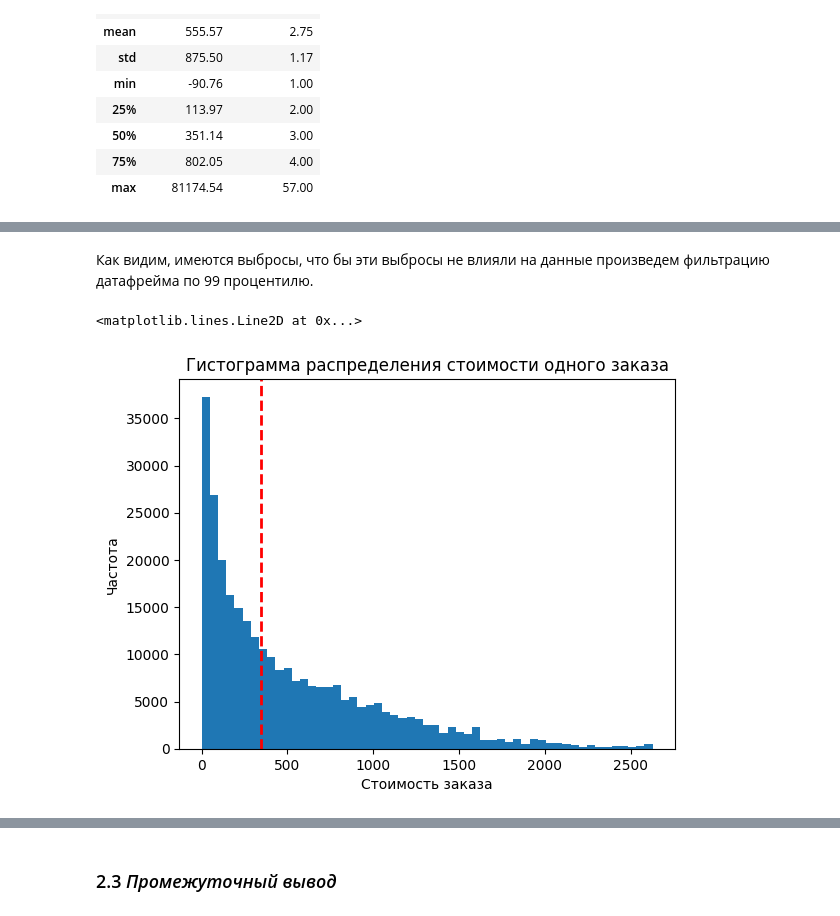
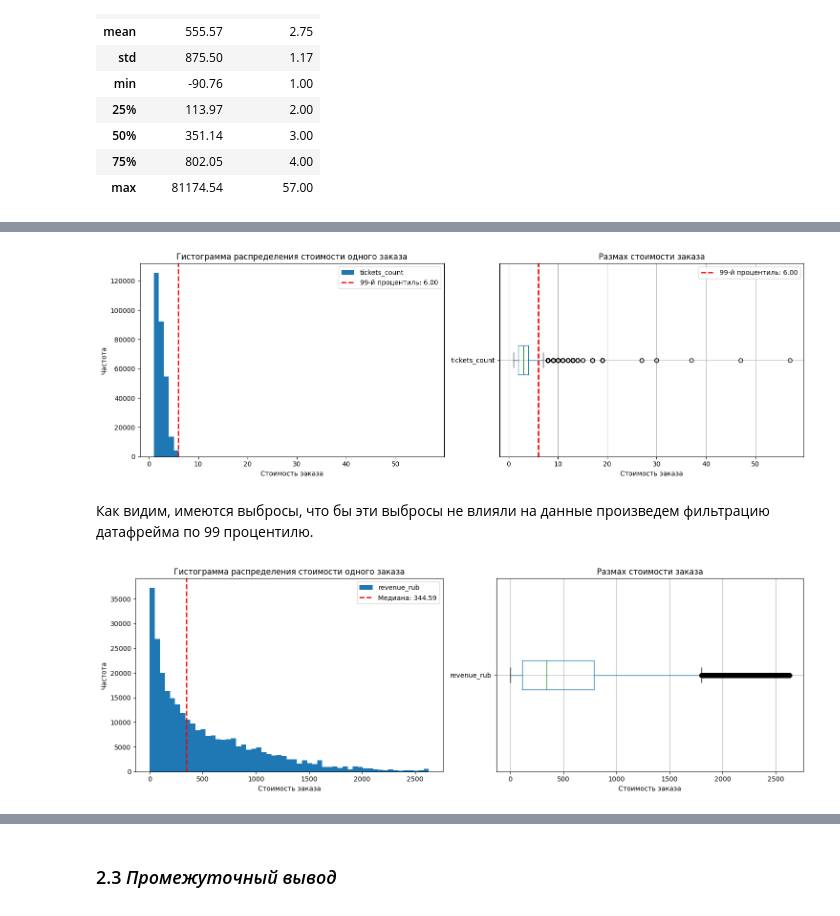
Before and after one commit to MEYakunin/Sprint9_Yandex_Afisha, a Jupyter notebook: Project.ipynb, the cells around one changed output, grey strips where cells are left out. Saved outputs shown, nothing was run; the diff lists cells and outputs as text; code cells hidden in the pictures.

```diff
--- a/Project.ipynb
+++ b/Project.ipynb
@@ -303,3 +349,49 @@ df[['revenue_rub', 'tickets_count']].describe().round(2)
+# %%
+
+plt.figure(figsize=(15, 5))
+percentile_99 = df['tickets_count'].quantile(0.99)
+
+# Строим гистограмму
+plt.subplot(1, 2, 1)
+df['tickets_count'].plot(
+    kind='hist',
+    bins=55,
+    title='Гистограмма распределения стоимости одного заказа',
+    xlabel='Стоимость заказа',
+    ylabel='Частота'
+)
+
+# Добавляем отметку о значение 99 процентиля на гистограмму распределения
+plt.axvline(percentile_99,
+            color='red',
+            linestyle='--',
+            linewidth=2,
+            label=f'99-й процентиль: {percentile_99:.2f}'
+)
+plt.legend()
+
+# Строим диаграмму размаха
+plt.subplot(1, 2, 2)
+df.boxplot(
+    column='tickets_count',
+    vert=False
+)
+plt.title('Размах стоимости заказа')
+plt.xlabel('Стоимость заказа')
+
+# Добавляем отметку о значение 99 процентиля на диаграмму размаха
+plt.axvline(percentile_99,
+            color='red',
+            linestyle='--',
+            linewidth=2,
+            label=f'99-й процентиль: {percentile_99:.2f}'
+)
+plt.legend()
+
+plt.tight_layout()
+plt.show()
+# %% [output]
+[figure, added]
 # %% [markdown]
 Как видим, имеются выбросы, что бы эти выбросы не влияли на данные произведем фильтрацию датафрейма по 99 процентилю.
 # %%
@@ -307,21 +399,38 @@ df[['revenue_rub', 'tickets_count']].describe().round(2)
 df_quantile_99 = df[(df['revenue_rub'] >= 0) & (df['revenue_rub'] <= df['revenue_rub'].quantile(0.99))
       & (df['tickets_count'] <= df['tickets_count'].quantile(0.99))]
 # %%
+plt.figure(figsize=(15, 5))
+
 # Строим гистограмму
+plt.subplot(1, 2, 1)
 df_quantile_99['revenue_rub'].plot(
     kind='hist',
     bins=55,
     title='Гистограмма распределения стоимости одного заказа',
     xlabel='Стоимость заказа',
     ylabel='Частота'
 )
 
 plt.axvline(df_quantile_99['revenue_rub'].median(),
             color='red',
             linestyle='--',
-            linewidth=2
+            linewidth=2,
+            label=f'Медиана: {df_quantile_99['revenue_rub'].median():.2f}'
 )
+plt.legend()
+
+# Строим диаграмму размаха
+plt.subplot(1, 2, 2)
+df_quantile_99.boxplot(
+    column='revenue_rub',
+    vert=False
+)
+
+plt.title('Размах стоимости заказа')
+plt.xlabel('Стоимость заказа')
+
+plt.tight_layout()
+plt.show()
 # %% [output]
-<matplotlib.lines.Line2D at 0x...>
-[figure, old version]
+[figure, new version]
 # %%
```
Also changed, not shown: parts of 20 cells of this notebook.
